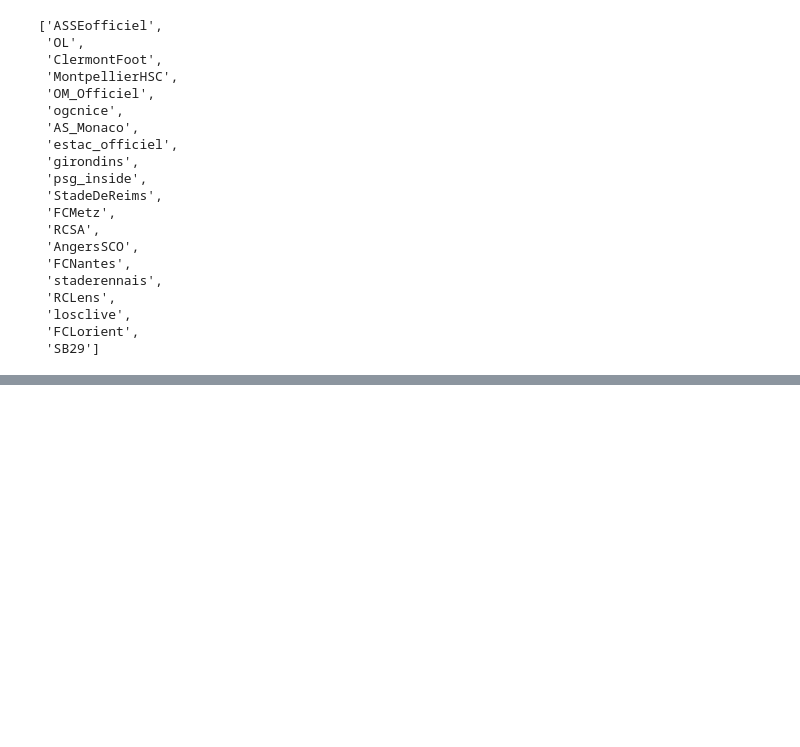
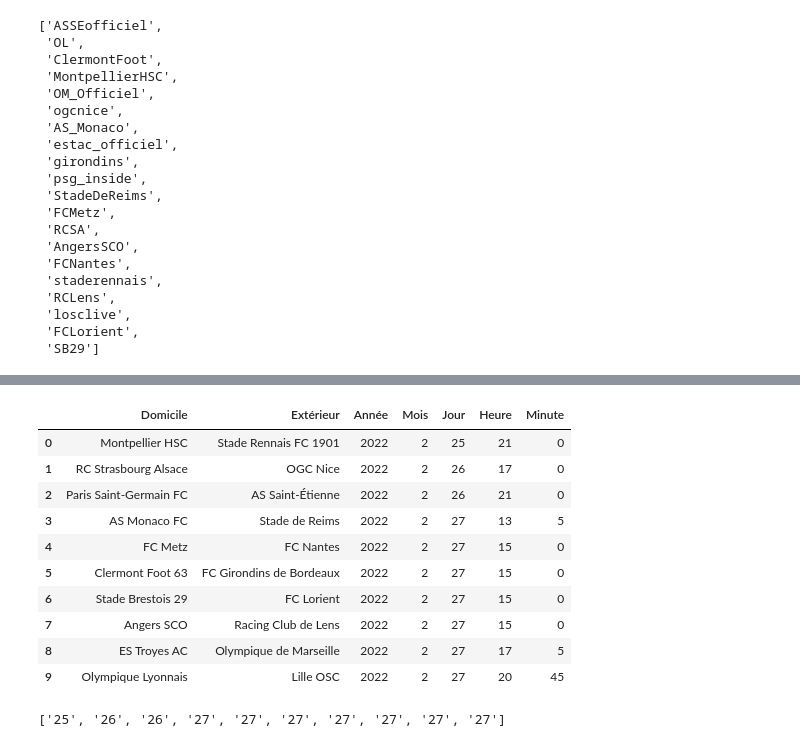
Before and after one commit to Charles-De/Ligue-1-clubs_API_Twitter, a Jupyter notebook: Data Analysis -Clubs Accounts.ipynb, the cells around one changed output, grey strips where cells are left out. Saved outputs shown, nothing was run; the diff lists cells and outputs as text; code cells hidden in the pictures; blank space fills up the shorter version.

```diff
--- a/Data Analysis -Clubs Accounts.ipynb
+++ b/Data Analysis -Clubs Accounts.ipynb
@@ -175,0 +206,45 @@ over_tweets
+# %%
+import http.client
+import json
+import pandas
+import numpy
+
+journee=26
+connection = http.client.HTTPConnection('api.football-data.org')
+headers = { 'X-Auth-Token': 'd244615bf85e4354860c825eee0b4c12' }
+connection.request('GET', '/v2/competitions/FL1/matches?matchday='+str(journee), None, headers)
+response = json.loads(connection.getresponse().read().decode())
+
+Match=[]
+
+for k in range(len(response["matches"])):
+  date=response['matches'][k]['utcDate']
+  year=int(date[:4])
+  month=int(date[5:7])
+  day=int(date[8:10])
+  hour=int(date[11:13])+1
+  minute=int(date[14:16])
+  d1=response['matches'][k]['homeTeam']['name']
+  e1=response['matches'][k]['awayTeam']['name']
+  Match.append([d1,e1,year,month,day,hour,minute])
+
+  #print(response['matches'][k].keys())
+ar = numpy.array(Match)
+df = pandas.DataFrame(ar,columns=['Domicile','Extérieur','Année','Mois','Jour','Heure','Minute'])
+df
+# %% [output]
+|  | Domicile | Extérieur | Année | Mois | Jour | Heure | Minute |
+| 0 | Montpellier HSC | Stade Rennais FC 1901 | 2022 | 2 | 25 | 21 | 0 |
+| 1 | RC Strasbourg Alsace | OGC Nice | 2022 | 2 | 26 | 17 | 0 |
+| 2 | Paris Saint-Germain FC | AS Saint-Étienne | 2022 | 2 | 26 | 21 | 0 |
+| 3 | AS Monaco FC | Stade de Reims | 2022 | 2 | 27 | 13 | 5 |
+| 4 | FC Metz | FC Nantes | 2022 | 2 | 27 | 15 | 0 |
+| 5 | Clermont Foot 63 | FC Girondins de Bordeaux | 2022 | 2 | 27 | 15 | 0 |
+| 6 | Stade Brestois 29 | FC Lorient | 2022 | 2 | 27 | 15 | 0 |
+| 7 | Angers SCO | Racing Club de Lens | 2022 | 2 | 27 | 15 | 0 |
+| 8 | ES Troyes AC | Olympique de Marseille | 2022 | 2 | 27 | 17 | 5 |
+| 9 | Olympique Lyonnais | Lille OSC | 2022 | 2 | 27 | 20 | 45 |
+# %%
+list(df['Jour'].values)
+# %% [output]
+['25', '26', '26', '27', '27', '27', '27', '27', '27', '27']
```
Also changed, not shown: parts of 21 cells of this notebook, 1 other file.
